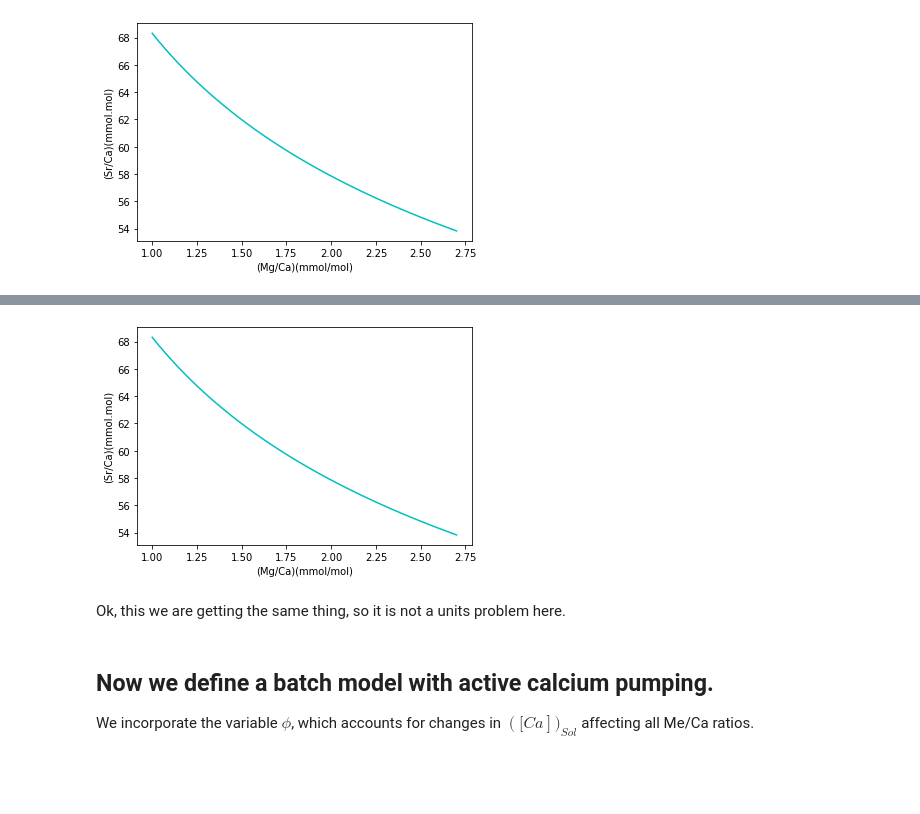
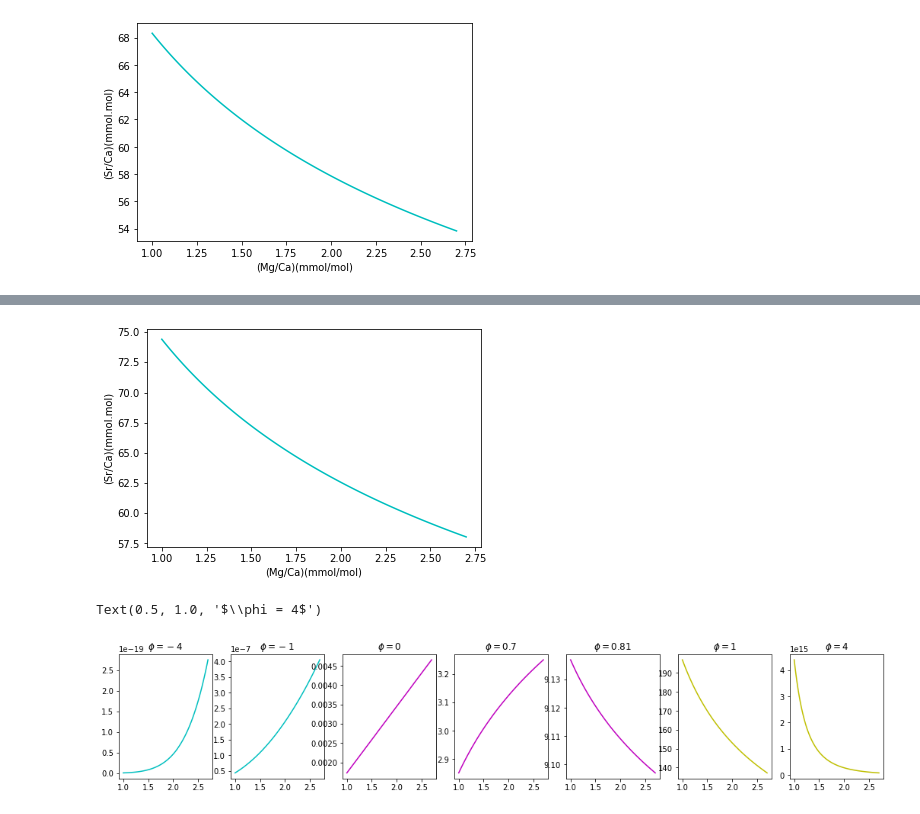
Before and after one commit to MadisonEast/Calcification-Models, a Jupyter notebook: Gagnon2007_batchmodel/Gagnon2007_batch_model.ipynb, the cells around one changed output, grey strips where cells are left out. Drawn from its saved outputs; the diff is of its cells as text; code cells hidden in the pictures; blank space fills up the shorter version.

```diff
--- a/Gagnon2007_batchmodel/Gagnon2007_batch_model.ipynb
+++ b/Gagnon2007_batchmodel/Gagnon2007_batch_model.ipynb
@@ -111,30 +94,57 @@ plt.ticklabel_format(useOffset=False)
+# %%
+# Write equation as a function (for non-log graph)
+
+def SrCaCoralPump(phi, Dsr, Dmg, MgCa_coral, SrCa_sol0, MgCa_sol0):
+    return (np.exp(((phi*Dsr-1)/(phi*Dmg-1)) * np.log(MgCa_coral) + (np.log(SrCa_sol0) - ((phi*Dsr-1)/(phi*Dmg-1)) * np.log(MgCa_sol0))))
 # %%
 ## Defining the parameters
 
-Dsr = 1.24
+Dsr = 1.25
 Dmg = 2.75e-4
 
-SrCa_sol0 = 8.8 # mmol/mol This is a 3% enrichment from natural seawater
-MgCa_sol0 = 5.1e3 # mmol/mol seawater concentration
+SrCa_sol0 = 8.8e-3 # mol/mol This is a 3% enrichment from natural seawater
+MgCa_sol0 = 5.1 # mol/mol seawater concentration
 
-MgCa_coral = np.linspace(1,2.7,100)
+MgCa_coral = np.linspace(1e-3,2.7e-3,100)
 # %%
-x = MgCa_coral
+x = MgCa_coral * 1e3  # converting to mmol/mol
 
-plt.plot(x, SrCaCoral(Dsr, Dmg, MgCa_coral, SrCa_sol0, MgCa_sol0), alpha=1, color='c', label='0.01')
+plt.plot(x, (SrCaCoralPump(1, Dsr, Dmg, MgCa_coral, SrCa_sol0, MgCa_sol0))*1e3, alpha=1, color='c', label='0.01')
+#plt.plot(x, (SrCaCoralPump(1.1, Dsr, Dmg, MgCa_coral, SrCa_sol0, MgCa_sol0))*1e3, alpha=1, color='m', label='0.01')
+#plt.plot(x, (SrCaCoralPump(-3, Dsr, Dmg, MgCa_coral, SrCa_sol0, MgCa_sol0))*1e3, alpha=1, color='y', label='0.01')
+#plt.plot(x, (SrCaCoralPump(3, Dsr, Dmg, MgCa_coral, SrCa_sol0, MgCa_sol0))*1e3, alpha=1, color='g', label='0.01')
 
 #plt.xlim(-3,3)
 #plt.ylim(0,12)
 plt.xlabel('(Mg/Ca)(mmol/mol)')
 plt.ylabel('(Sr/Ca)(mmol.mol)')
 plt.ticklabel_format(useOffset=False)
 #plt.legend(title="gamma=")
 # %% [output]
-[figure, old version]
+[figure, new version]
-# %% [markdown]
-Ok, this we are getting the same thing, so it is not a units problem here.
-# %% [markdown]
-## Now we define a batch model with active calcium pumping.
-
-We incorporate the variable $\phi$, which accounts for changes in $\left([Ca\right])_{Sol}$ affecting all Me/Ca ratios.
+# %%
+x = MgCa_coral * 1e3  # converting to mmol/mol
+
+fig, (ax1, ax2, ax3, ax4, ax5, ax6, ax7) = plt.subplots(1, 7, sharex=True, figsize=(18, 3))
+
+
+ax1.plot(x, (SrCaCoralPump(-4, Dsr, Dmg, MgCa_coral, SrCa_sol0, MgCa_sol0))*1e3, alpha=1, color='c', label='0.01')
+ax2.plot(x, (SrCaCoralPump(-1, Dsr, Dmg, MgCa_coral, SrCa_sol0, MgCa_sol0))*1e3, alpha=1, color='c', label='0.01')
+ax3.plot(x, (SrCaCoralPump(0.0, Dsr, Dmg, MgCa_coral, SrCa_sol0, MgCa_sol0))*1e3, alpha=1, color='m', label='0.99')
+ax4.plot(x, (SrCaCoralPump(0.7, Dsr, Dmg, MgCa_coral, SrCa_sol0, MgCa_sol0))*1e3, alpha=1, color='m', label='0.99')
+ax5.plot(x, (SrCaCoralPump(0.81, Dsr, Dmg, MgCa_coral, SrCa_sol0, MgCa_sol0))*1e3, alpha=1, color='m', label='0.99')
+ax6.plot(x, (SrCaCoralPump(1.1, Dsr, Dmg, MgCa_coral, SrCa_sol0, MgCa_sol0))*1e3, alpha=1, color='y', label='0.99')
+ax7.plot(x, (SrCaCoralPump(4, Dsr, Dmg, MgCa_coral, SrCa_sol0, MgCa_sol0))*1e3, alpha=1, color='y', label='0.99')
+
+
+ax1.set_title('$\phi=-4$')
+ax2.set_title('$\phi=-1$')
+ax3.set_title('$\phi=0$')
+ax4.set_title('$\phi=0.7$')
+ax5.set_title('$\phi=0.81$')
+ax6.set_title('$\phi=1$')
+ax7.set_title('$\phi = 4$')
+# %% [output]
+Text(0.5, 1.0, '$\\phi = 4$')
+[figure, added]
 # %%
```
Also changed, not shown: parts of 12 cells of this notebook, 1 other file.
